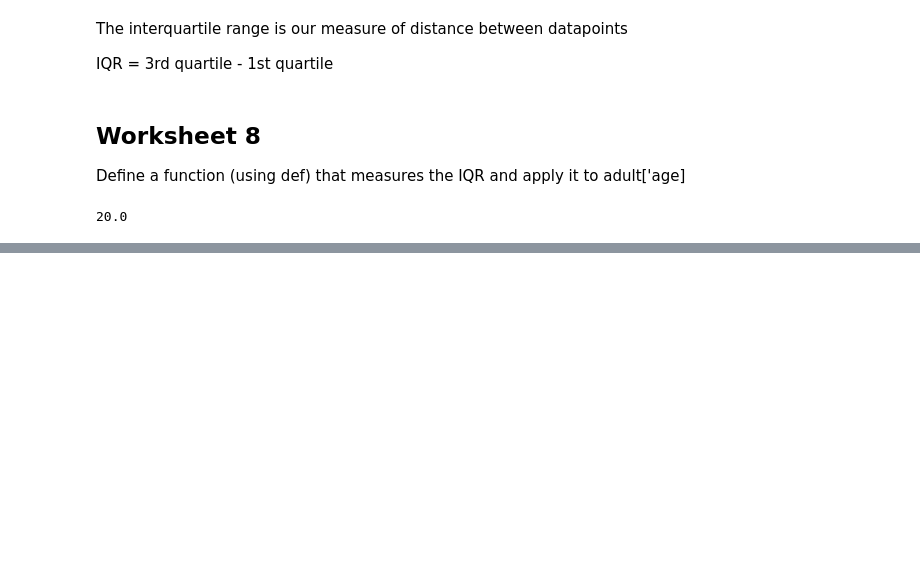
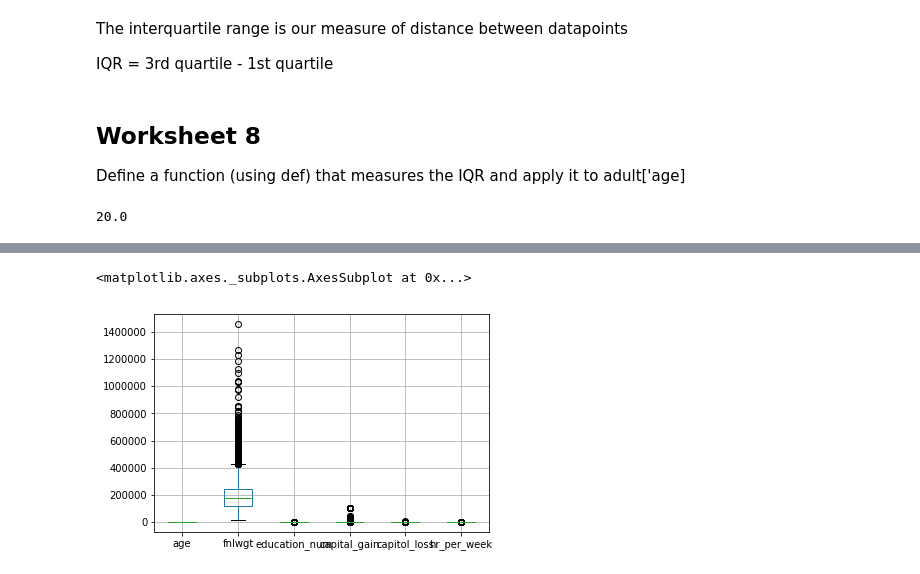
Before and after one commit to emagg1/Math2212_Maggiore, a Jupyter notebook: M2_Statistics/M2_Adult.ipynb, the cells around one changed output, grey strips where cells are left out. Saved outputs shown, nothing was run; the diff lists cells and outputs as text; code cells hidden in the pictures; blank space fills up the shorter version.

```diff
--- a/M2_Statistics/M2_Adult.ipynb
+++ b/M2_Statistics/M2_Adult.ipynb
@@ -332,0 +682,5 @@ IQR(adult['age'])
+# %%
+men_eda.boxplot()
+# %% [output]
+<matplotlib.axes._subplots.AxesSubplot at 0x...>
+[figure, added]
```
Also changed, not shown: parts of 47 cells of this notebook, 1 other file.
